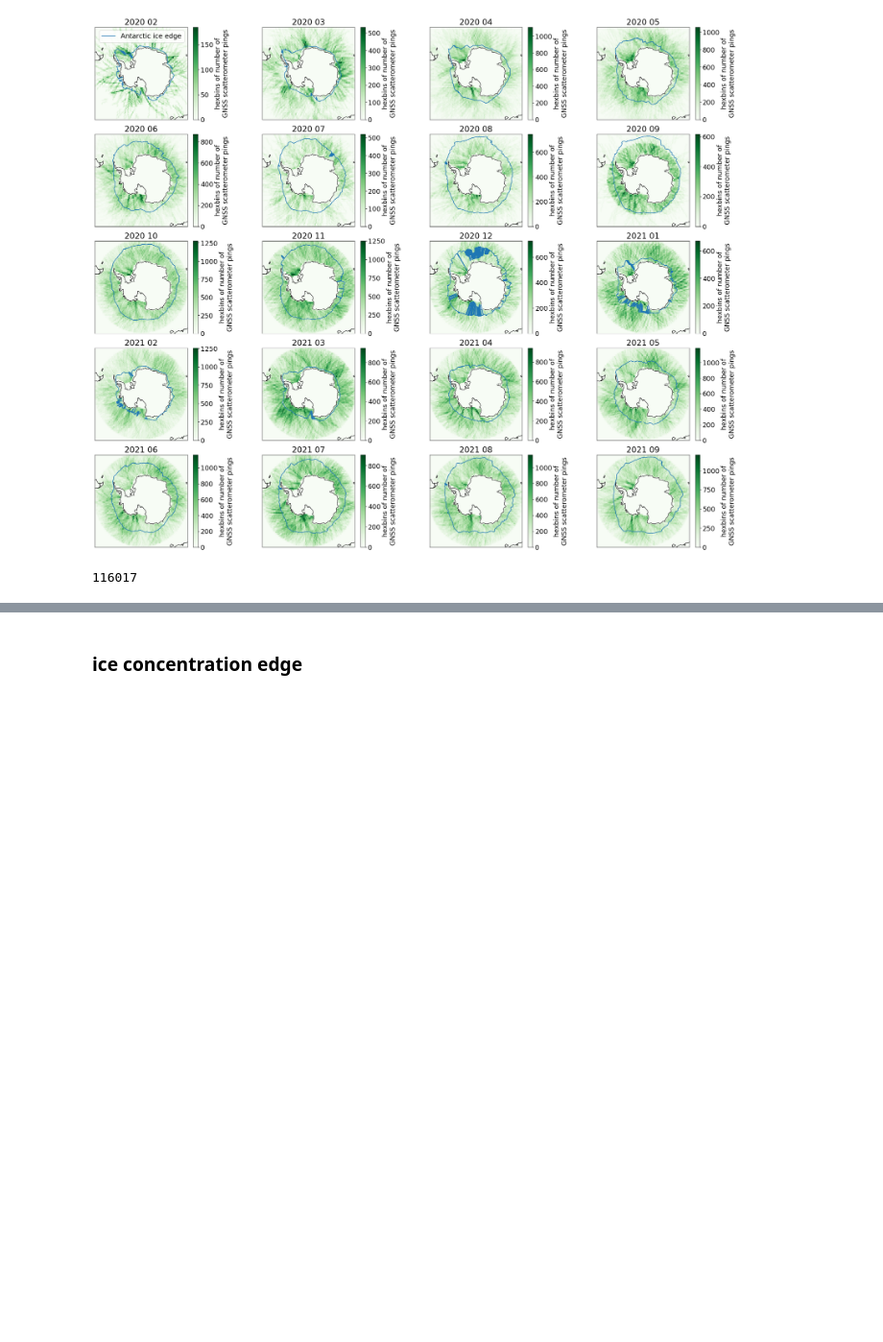
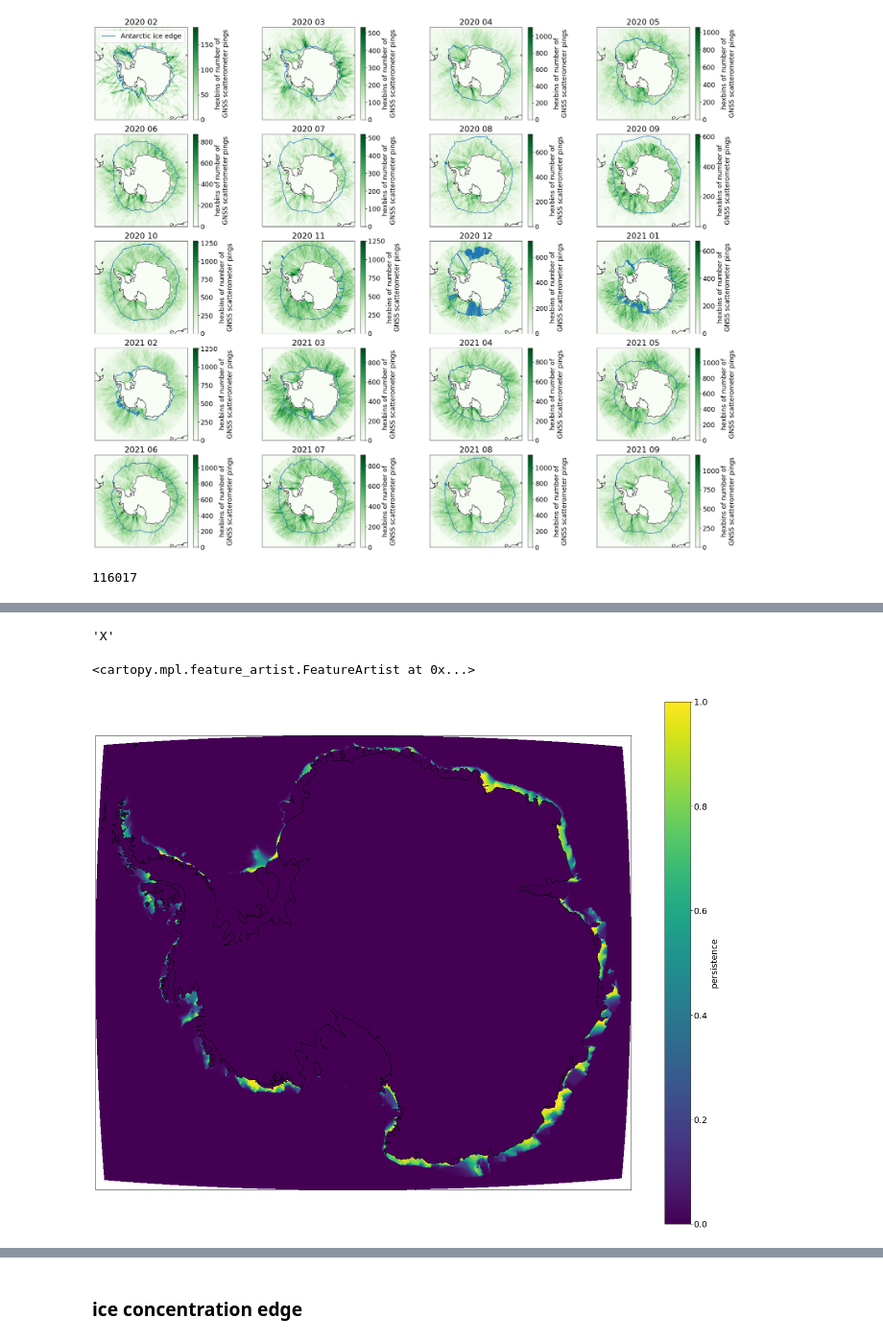
Before and after one commit to SteefanContractor/spacebridge, a Jupyter notebook: exploratory/data_wrangling.ipynb, the cells around one changed output, grey strips where cells are left out. Shown at 96% size. Cells and saved outputs as stored; diff of their text form; code cells hidden in the pictures; blank space fills up the shorter version.

```diff
--- a/exploratory/data_wrangling.ipynb
+++ b/exploratory/data_wrangling.ipynb
@@ -115,0 +141,3 @@ len(GNSS_202103)
+# %%
+ds = xr.open_dataset('/volstore/spacebridge/fraser_2021_fastice_persistence/fastice_v2.2_persistence.nc')
+ds
@@ -115,0 +155,10 @@ len(GNSS_202103)
+# %%
+ds.lati.dims[1]
+# %% [output]
+'X'
+# %%
+fig = ds.persistence.plot(x="longitude", y="latitude", transform=ccrs.PlateCarree(), subplot_kws={'projection':ccrs.Orthographic(0,-90)})
+fig.axes.coastlines()
+# %% [output]
+<cartopy.mpl.feature_artist.FeatureArtist at 0x...>
+[figure, added]
```
Also changed, not shown: parts of 16 cells of this notebook.
